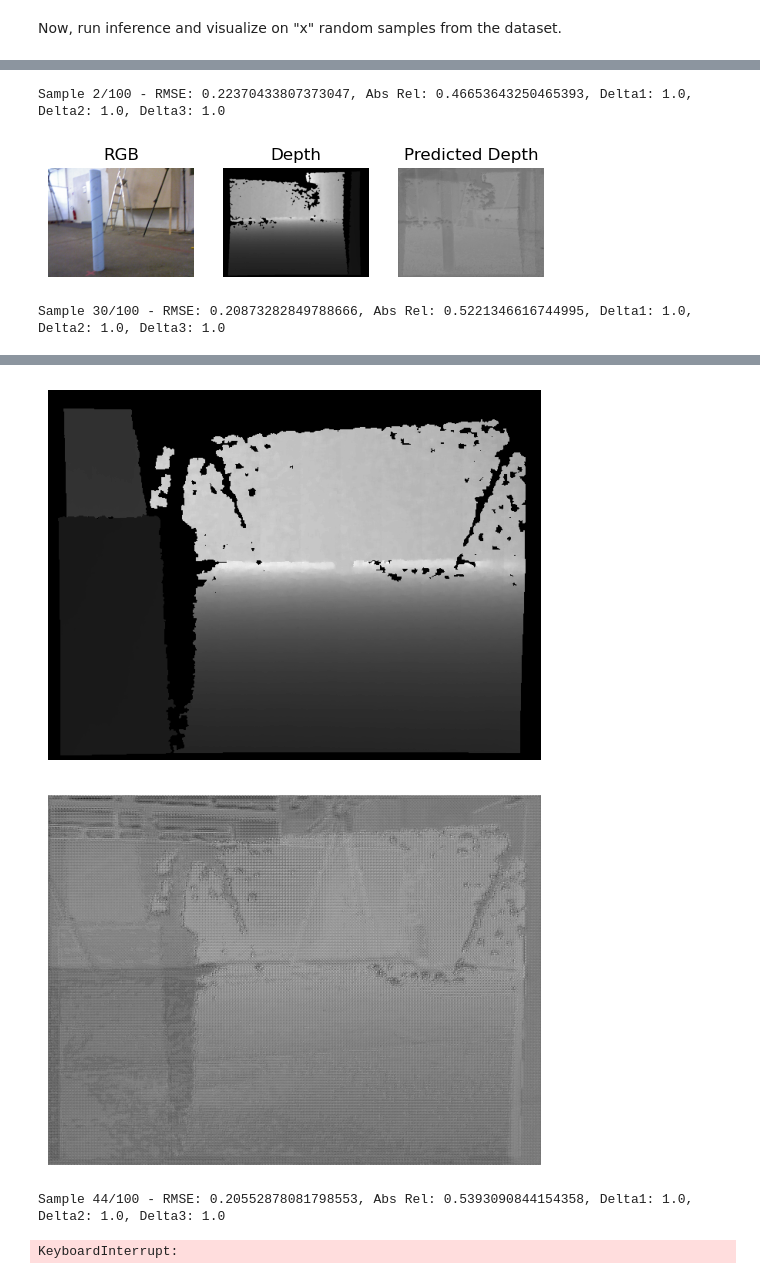
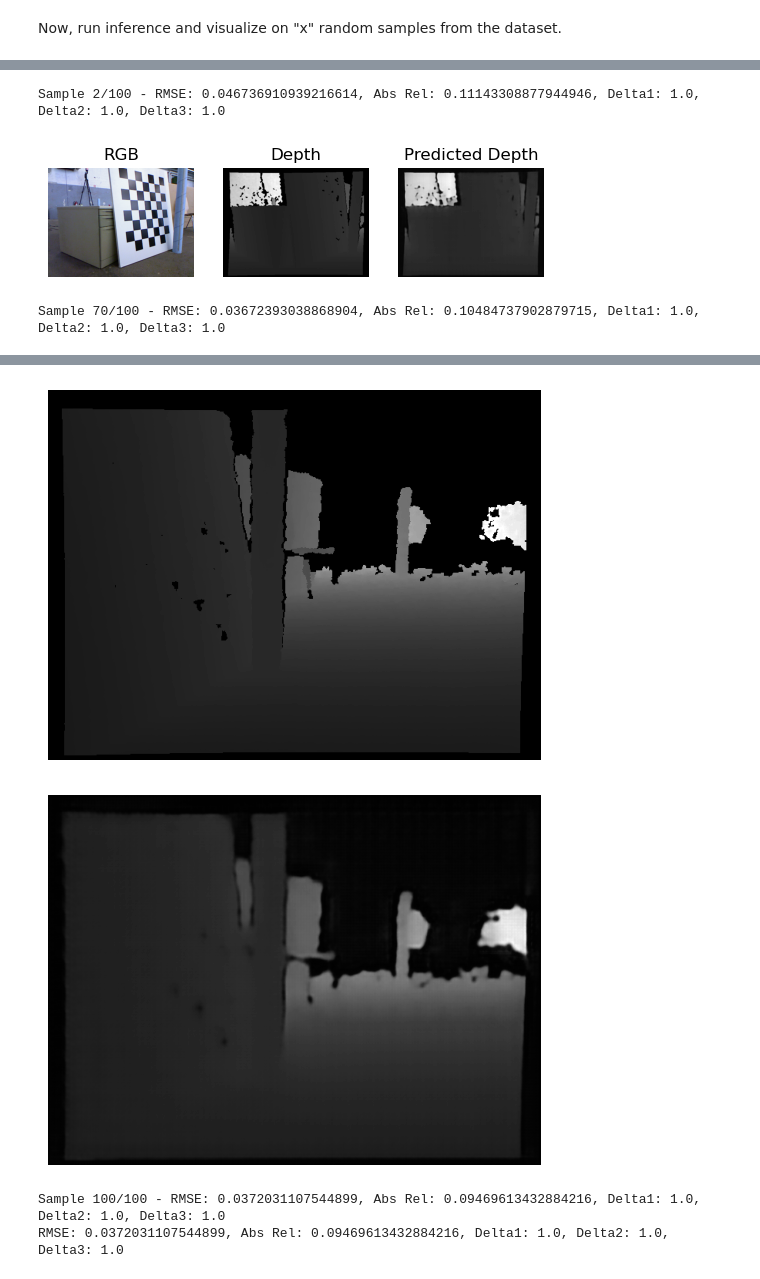
Before and after one commit to carlostojal/multitudinous, a Jupyter notebook: notebooks/quant_pretrainer_viz.ipynb, the cells around one changed output, grey strips where cells are left out. Saved outputs shown, nothing was run; the diff lists cells and outputs as text; code cells hidden in the pictures.

Commit message:
fix quantization benchmarking and visualization

```diff
--- a/notebooks/quant_pretrainer_viz.ipynb
+++ b/notebooks/quant_pretrainer_viz.ipynb
@@ -11,12 +11,13 @@ from multitudinous.utils.model_builder import build_img_pretraining, build_img_b
 import torch
 
 ENCODER_VARIANT = "resnet50"
-PRETRAINER_VARIANT = "unet"
-ENCODER_WEIGHTS = "../resnet_unet_q/resnet50_quantized.pth"
+PRETRAINER_VARIANT = "ae"
+ENCODER_WEIGHTS = "../resnet_ae_q/resnet50_quantized.pth"
+PRETRAINER_WEIGHTS = "../resnet50_ae/img_pretrainer_15.pth"
 BATCH_SIZE = 4
 
 # build the model
-model = build_img_pretraining(f"{ENCODER_VARIANT}_{PRETRAINER_VARIANT}", 4)
+model = build_img_pretraining(f"{ENCODER_VARIANT}_{PRETRAINER_VARIANT}", 4, PRETRAINER_WEIGHTS)
 # %% [markdown]
 Now, create the quantized encoder:
 # %%
@@ -56,7 +57,7 @@ from multitudinous.utils.dataset_builder import build_img_dataset
 from torch.utils.data import DataLoader
 
 # build the dataset
-_, _, test_set = build_img_dataset("tum_rgbd", "../../data/tum_rgbd1", "train", "val", "test")
+_, _, test_set = build_img_dataset("tum_rgbd", "../../data/tum_rgbd2", "train", "val", "test")
 
 # create the dataloader
-dataloader = DataLoader(test_set, batch_size=BATCH_SIZE, shuffle=False, num_workers=4)
+dataloader = DataLoader(test_set, batch_size=BATCH_SIZE, shuffle=False, num_workers=4, pin_memory=True)
@@ -68,7 +71,7 @@ import torch
 from multitudinous.loss_fns import rmse, rel, delta
 
 NUM_VIZ_SAMPLES = 3
-FIXED_VIZ_SAMPLE = 30 # number of the always visualized sample
+FIXED_VIZ_SAMPLE = 70 # number of the always visualized sample
 NUM_EVAL_SAMPLES = 100
 
 visualized_count = 0
@@ -173,3 +176,3 @@ Sample 1/100 - RMSE: 0.22239626944065094, Abs Rel: 0.4639948010444641, Delta1: 1
-Sample 2/100 - RMSE: 0.22370433807373047, Abs Rel: 0.46653643250465393, Delta1: 1.0, Delta2: 1.0, Delta3: 1.0
+Sample 2/100 - RMSE: 0.046736910939216614, Abs Rel: 0.11143308877944946, Delta1: 1.0, Delta2: 1.0, Delta3: 1.0
-[figure, old version]
+[figure, new version]
-Sample 30/100 - RMSE: 0.20873282849788666, Abs Rel: 0.5221346616744995, Delta1: 1.0, Delta2: 1.0, Delta3: 1.0
+Sample 70/100 - RMSE: 0.03672393038868904, Abs Rel: 0.10484737902879715, Delta1: 1.0, Delta2: 1.0, Delta3: 1.0
@@ -177,4 +180,4 @@ Sample 30/100 - RMSE: 0.20873282849788666, Abs Rel: 0.5221346616744995, Delta1:
-[figure, old version]
+[figure, new version]
-[figure, old version]
+[figure, new version]
-Sample 44/100 - RMSE: 0.20552878081798553, Abs Rel: 0.5393090844154358, Delta1: 1.0, Delta2: 1.0, Delta3: 1.0
+Sample 100/100 - RMSE: 0.0372031107544899, Abs Rel: 0.09469613432884216, Delta1: 1.0, Delta2: 1.0, Delta3: 1.0
+RMSE: 0.0372031107544899, Abs Rel: 0.09469613432884216, Delta1: 1.0, Delta2: 1.0, Delta3: 1.0
-KeyboardInterrupt:
```
Also changed, not shown: parts of 3 cells of this notebook, 2 other files.
